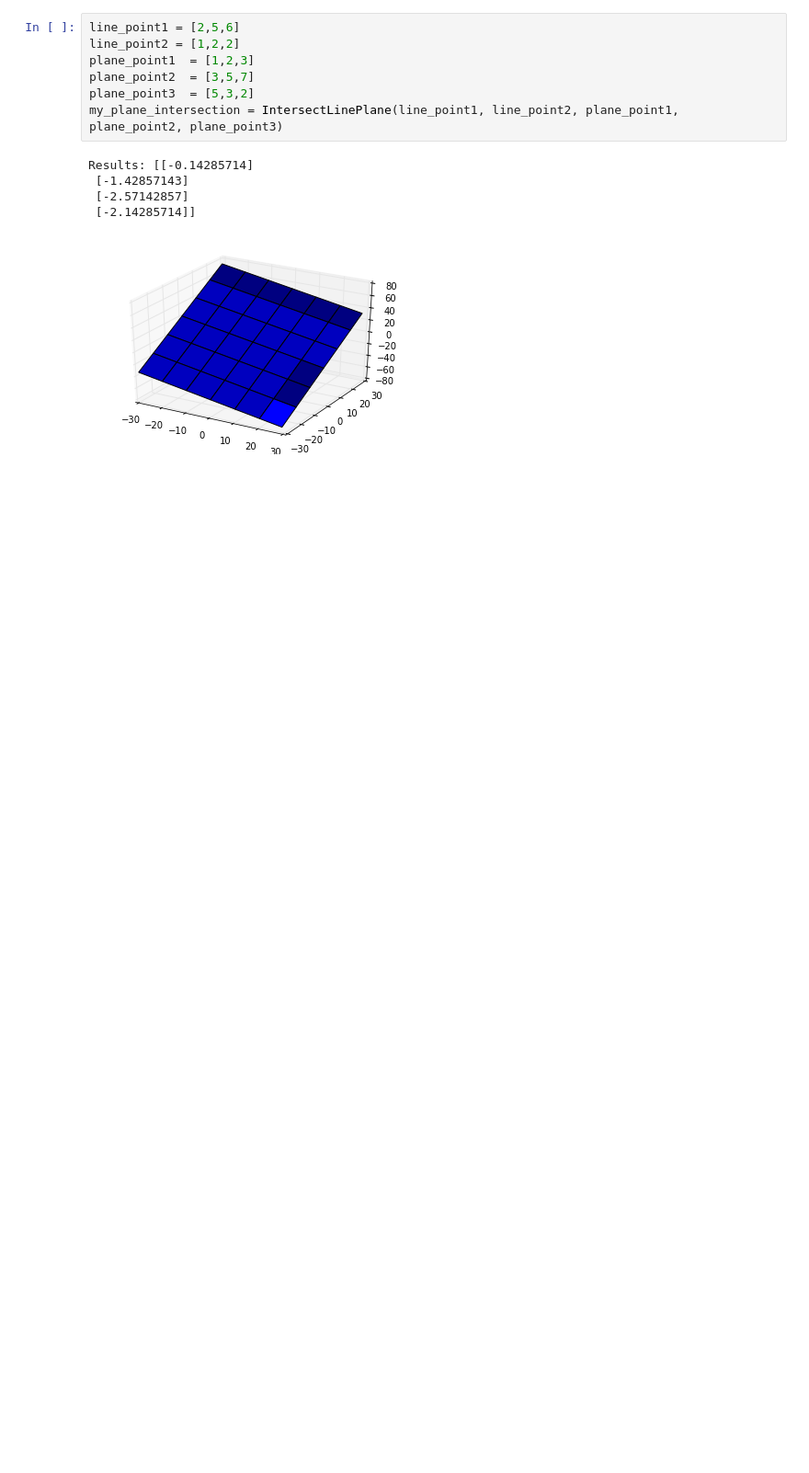
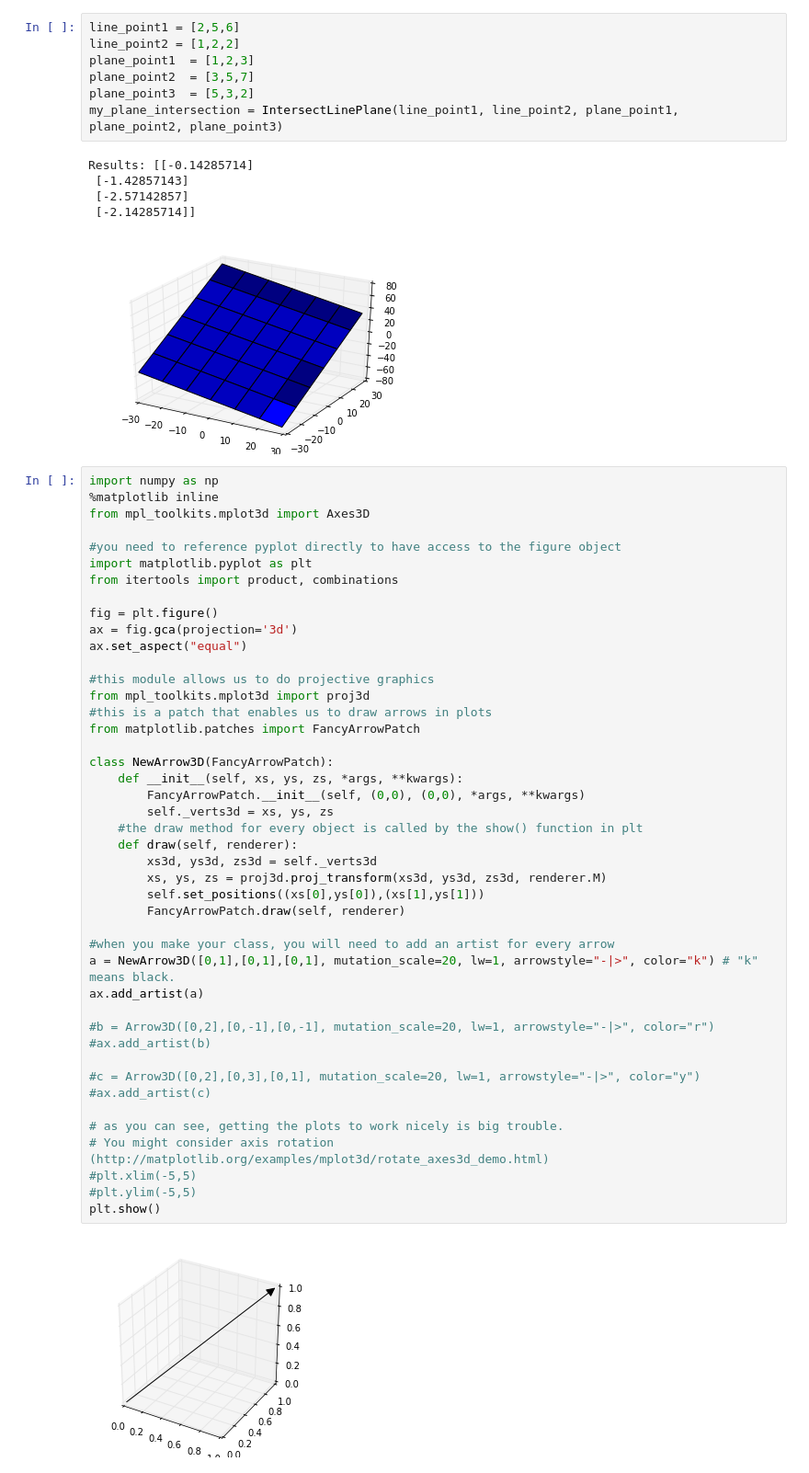
Before and after one commit to carlespoles/DSCI6001-student, a Jupyter notebook: week4/4.2/DSCI6001-4.2.Lab-CarlesPolesMielgo.ipynb, the cells around one changed output. Shown: that part at 92% size. Cells and saved outputs as stored; diff of their text form; blank space fills up the shorter version.

```diff
--- a/week4/4.2/DSCI6001-4.2.Lab-CarlesPolesMielgo.ipynb
+++ b/week4/4.2/DSCI6001-4.2.Lab-CarlesPolesMielgo.ipynb
@@ -192,3 +199,49 @@ Results: [[-0.14285714]
  [-2.57142857]
  [-2.14285714]]
 [figure]
+# %%
+import numpy as np
+%matplotlib inline
+from mpl_toolkits.mplot3d import Axes3D
+
+#you need to reference pyplot directly to have access to the figure object
+import matplotlib.pyplot as plt
+from itertools import product, combinations
+
+fig = plt.figure()
+ax = fig.gca(projection='3d')
+ax.set_aspect("equal")
+
+#this module allows us to do projective graphics
+from mpl_toolkits.mplot3d import proj3d
+#this is a patch that enables us to draw arrows in plots
+from matplotlib.patches import FancyArrowPatch
+
+class NewArrow3D(FancyArrowPatch):
+    def __init__(self, xs, ys, zs, *args, **kwargs):
+        FancyArrowPatch.__init__(self, (0,0), (0,0), *args, **kwargs)
+        self._verts3d = xs, ys, zs
+    #the draw method for every object is called by the show() function in plt
+    def draw(self, renderer):
+        xs3d, ys3d, zs3d = self._verts3d
+        xs, ys, zs = proj3d.proj_transform(xs3d, ys3d, zs3d, renderer.M)
+        self.set_positions((xs[0],ys[0]),(xs[1],ys[1]))
+        FancyArrowPatch.draw(self, renderer)
+
+#when you make your class, you will need to add an artist for every arrow
+a = NewArrow3D([0,1],[0,1],[0,1], mutation_scale=20, lw=1, arrowstyle="-|>", color="k") # "k" means black.
+ax.add_artist(a)
+
+#b = Arrow3D([0,2],[0,-1],[0,-1], mutation_scale=20, lw=1, arrowstyle="-|>", color="r")
+#ax.add_artist(b)
+
+#c = Arrow3D([0,2],[0,3],[0,1], mutation_scale=20, lw=1, arrowstyle="-|>", color="y")
+#ax.add_artist(c)
+
+# as you can see, getting the plots to work nicely is big trouble.
+# You might consider axis rotation (http://matplotlib.org/examples/mplot3d/rotate_axes3d_demo.html)
+#plt.xlim(-5,5)
+#plt.ylim(-5,5)
+plt.show()
+# %% [output]
+[figure, added]
```
Also changed, not shown: parts of 2 cells of this notebook.
